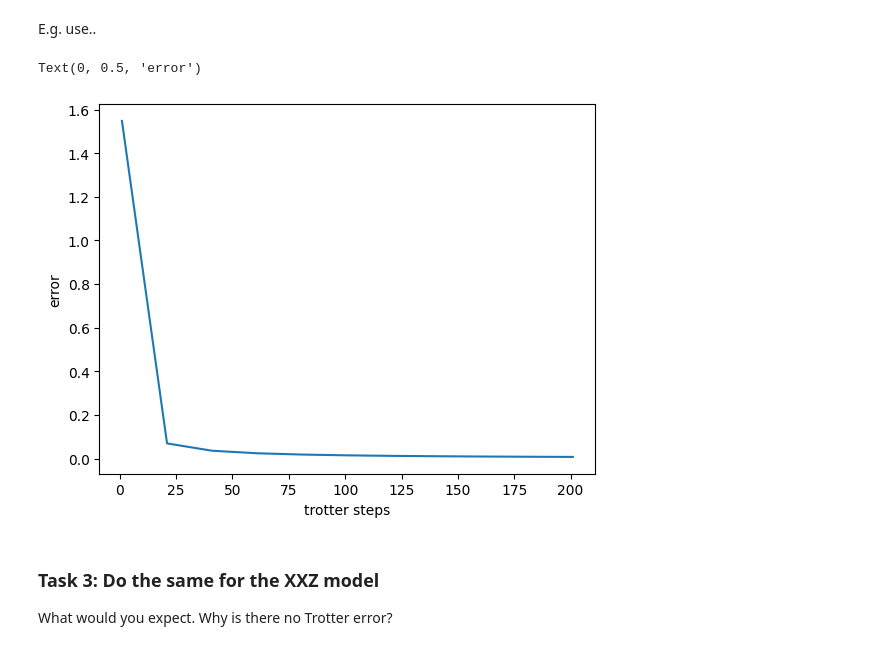
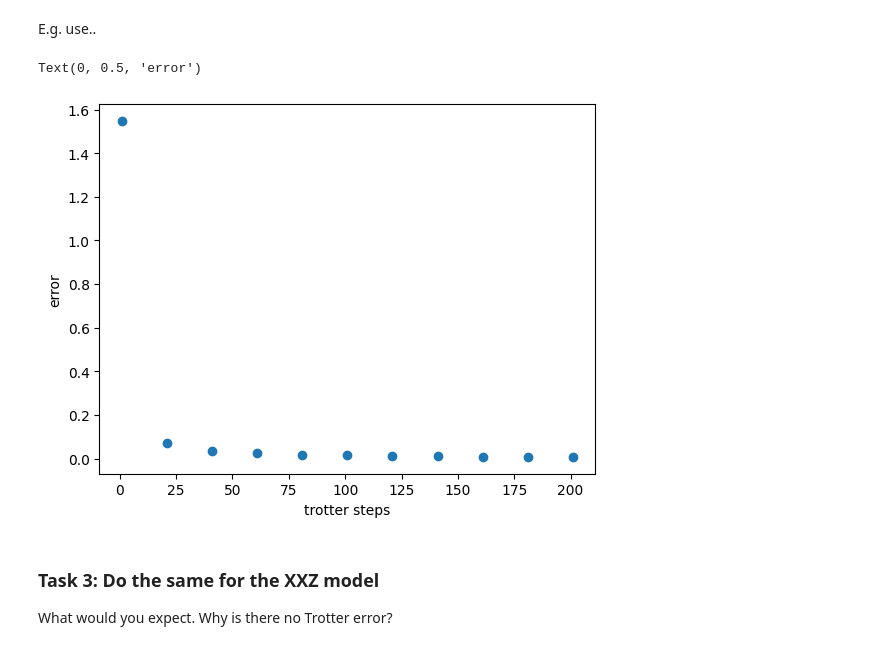
Before and after one commit to mattheweverette/2025-Quantinuum, a Jupyter notebook: notebooks/hamiltonian_simulation.ipynb, the cells around one changed output. Drawn from its saved outputs; the diff is of its cells as text; code cells hidden in the pictures.

```diff
--- a/notebooks/hamiltonian_simulation.ipynb
+++ b/notebooks/hamiltonian_simulation.ipynb
@@ -404,12 +420,12 @@ for p in n_trotter_steps:
 # %%
 import matplotlib.pyplot as plt
 
-plt.plot(n_trotter_steps, errors)
+plt.scatter(n_trotter_steps, errors)
 plt.xlabel("trotter steps")
 plt.ylabel("error")
 # %% [output]
 Text(0, 0.5, 'error')
-[figure, old version]
+[figure, new version]
 # %% [markdown]
 ### Task 3: Do the same for the XXZ model
 
```
Also changed, not shown: parts of 10 cells of this notebook.
